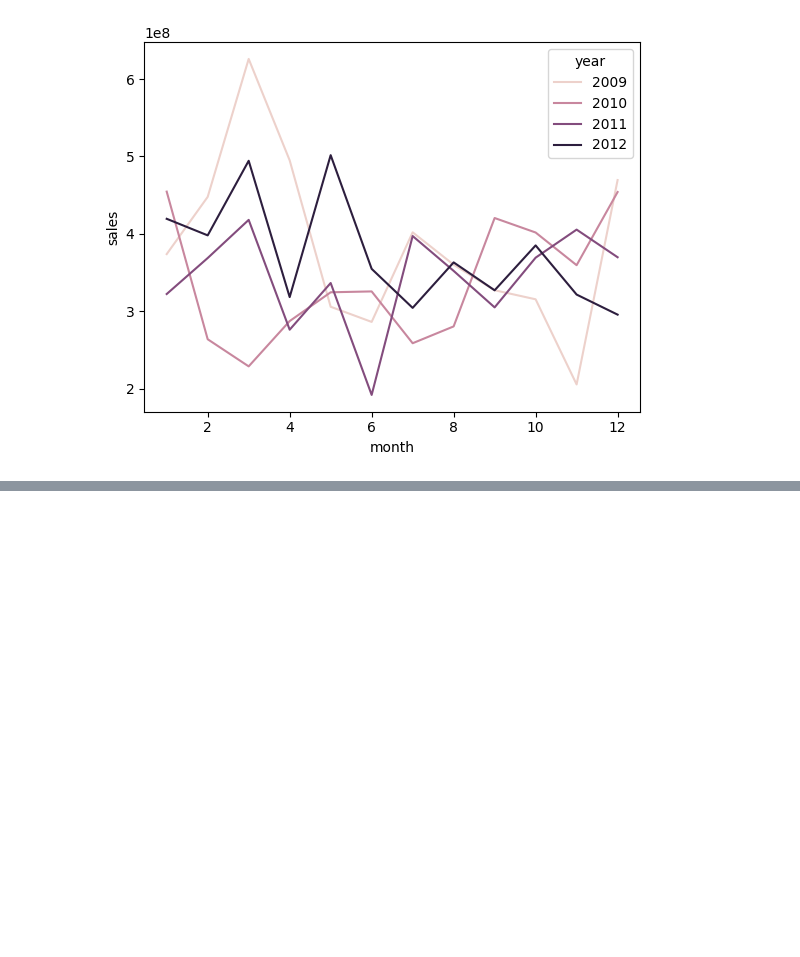
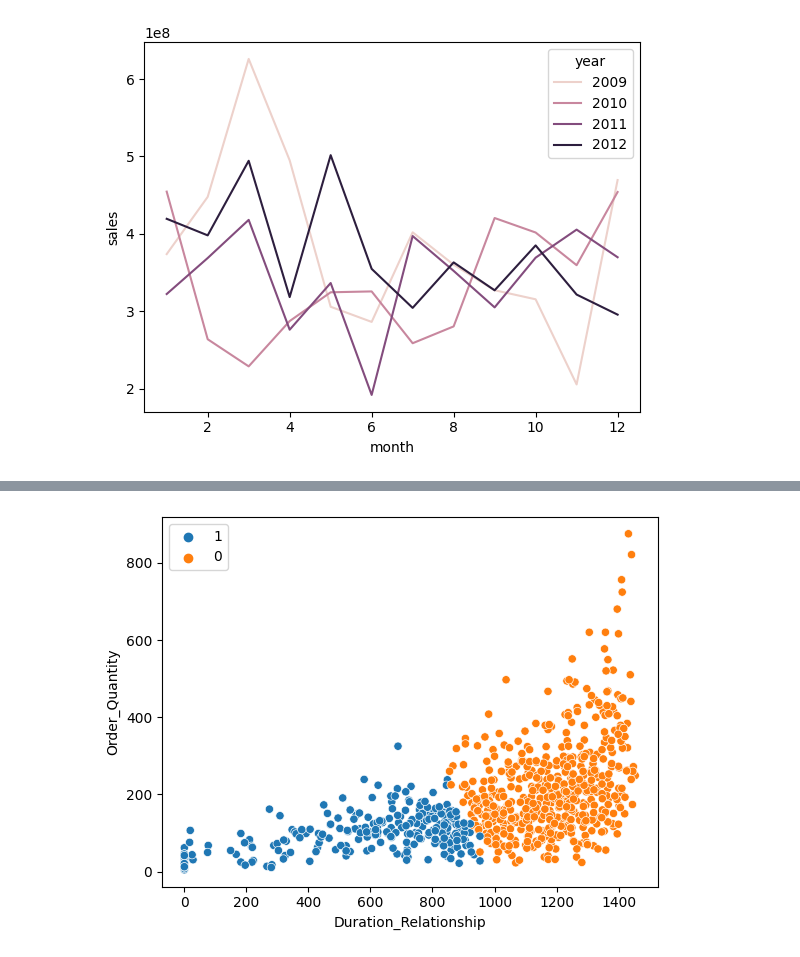
Before and after one commit to BeJa1996/kaggle, a Jupyter notebook: Sales_Analysis.ipynb, the cells around one changed output, grey strips where cells are left out. Saved outputs shown, nothing was run; the diff lists cells and outputs as text; code cells hidden in the pictures; blank space fills up the shorter version.

```diff
--- a/Sales_Analysis.ipynb
+++ b/Sales_Analysis.ipynb
@@ -243,0 +342,6 @@ df.groupby()
+# %%
+sns.scatterplot(customers, x='Duration_Relationship', y='Order_Quantity',
+                hue=cluster)
+plt.show()
+# %% [output]
+[figure, added]
```
Also changed, not shown: parts of 22 cells of this notebook.
